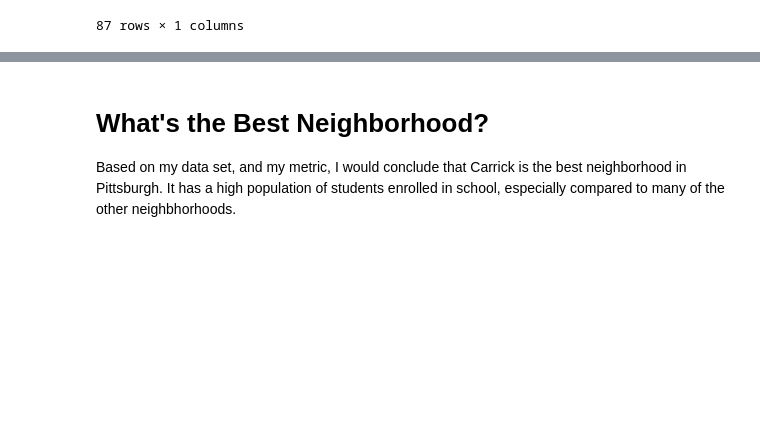
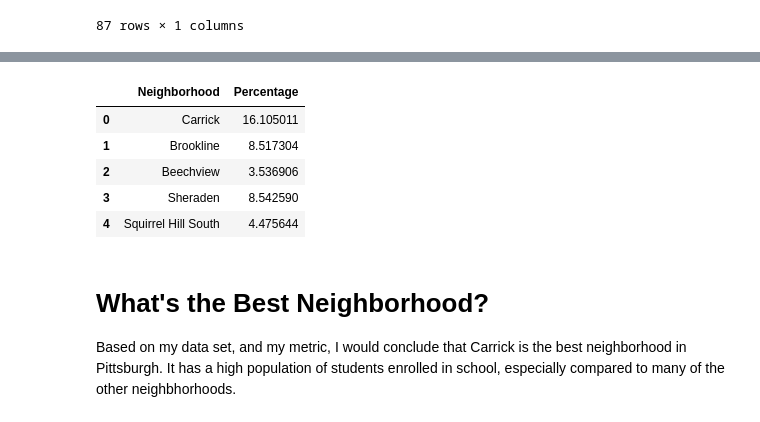
Before and after one commit to MrN830/BigIdeasFinal, a Jupyter notebook: Notebook_Quattrucci.ipynb, the cells around one changed output, grey strips where cells are left out. Drawn from its saved outputs; the diff is of its cells as text; code cells hidden in the pictures; blank space fills up the shorter version.

```diff
--- a/Notebook_Quattrucci.ipynb
+++ b/Notebook_Quattrucci.ipynb
@@ -126,3 +134,23 @@ graph = percentSort[82:].plot.pie(subplots = True, figsize=(8,education.shape[0]
+# %%
+# find percentage values for each neighborhood
+Carrick = (1276/7923)*100
+Brookline = (1169/13725)*100
+Beechview = (794/22449)*100
+Sheraden = (694/8124)*100
+SquirrelHillSouth = (679/15171)*100
+
+popPercent = [['Carrick', Carrick], ['Brookline', Brookline], ['Beechview', Beechview], ['Sheraden', Sheraden], ['Squirrel Hill South', SquirrelHillSouth]]
+
+# Create the dataframe
+pdf = pd.DataFrame(popPercent, columns=['Neighborhood', 'Percentage'])
+pdf
+# %% [output]
+|  | Neighborhood | Percentage |
+| 0 | Carrick | 16.105011 |
+| 1 | Brookline | 8.517304 |
+| 2 | Beechview | 3.536906 |
+| 3 | Sheraden | 8.542590 |
+| 4 | Squirrel Hill South | 4.475644 |
 # %% [markdown]
 # What's the Best Neighborhood?
 
```
Also changed, not shown: parts of 13 cells of this notebook, 1 other file.
